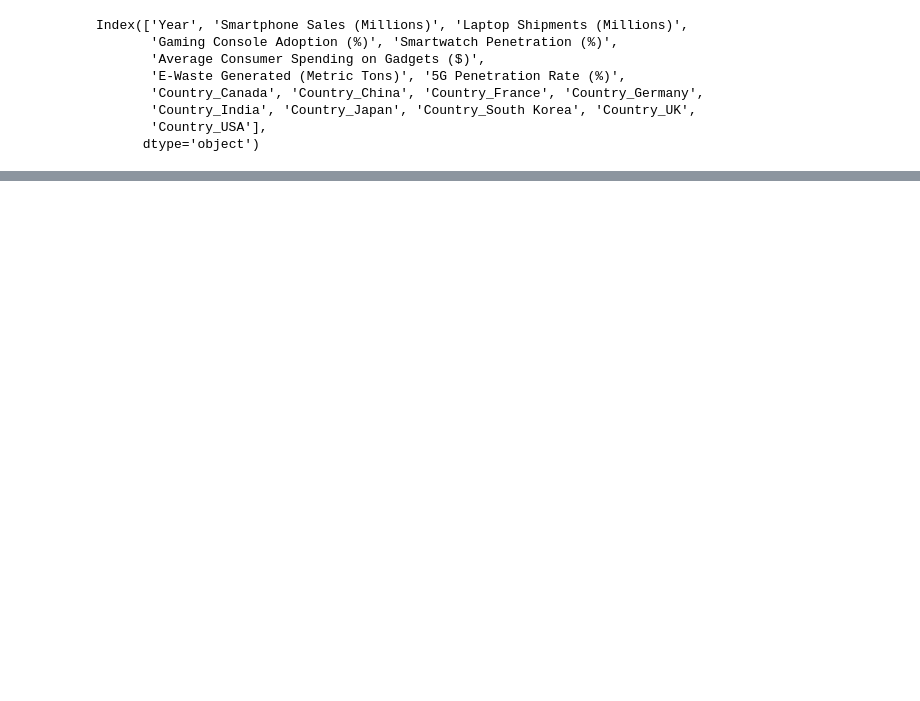
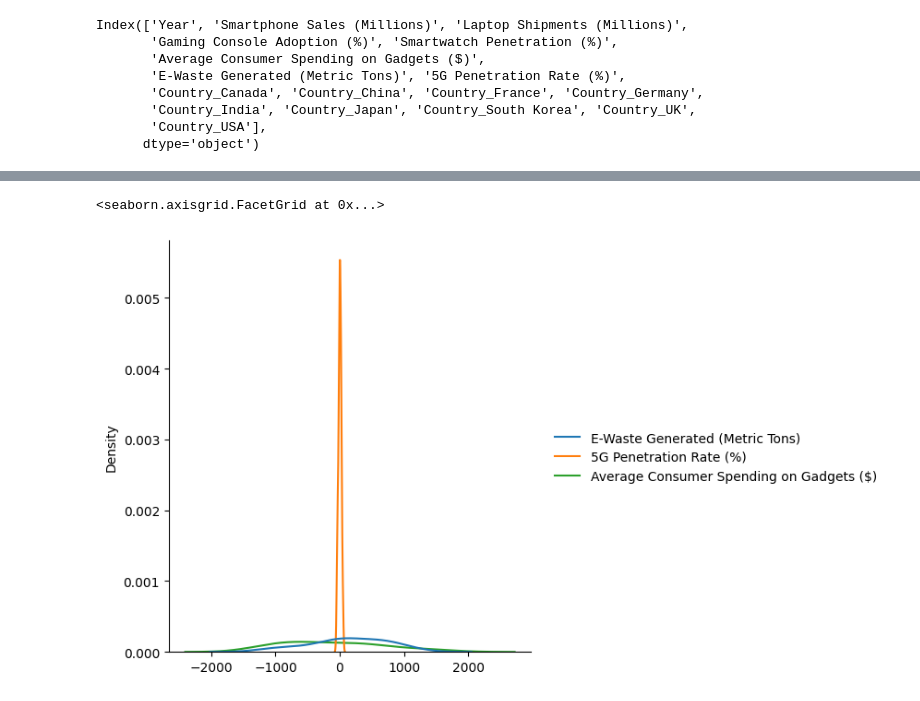
Before and after one commit to Bhargavvv412/EDA-Feature-Engineering, a Jupyter notebook: Global_Tech_Gadget_Consumption.ipynb, the cells around one changed output, grey strips where cells are left out. Cells and saved outputs as stored; diff of their text form; code cells hidden in the pictures; blank space fills up the shorter version.

```diff
--- a/Global_Tech_Gadget_Consumption.ipynb
+++ b/Global_Tech_Gadget_Consumption.ipynb
@@ -246,0 +345,5 @@ X_test = scaler.transform(X_test)
+# %%
+sns.displot(residuals,kind='kde')#if we get like this we can say our model is good
+# %% [output]
+<seaborn.axisgrid.FacetGrid at 0x...>
+[figure, added]
```
Also changed, not shown: parts of 24 cells of this notebook.
